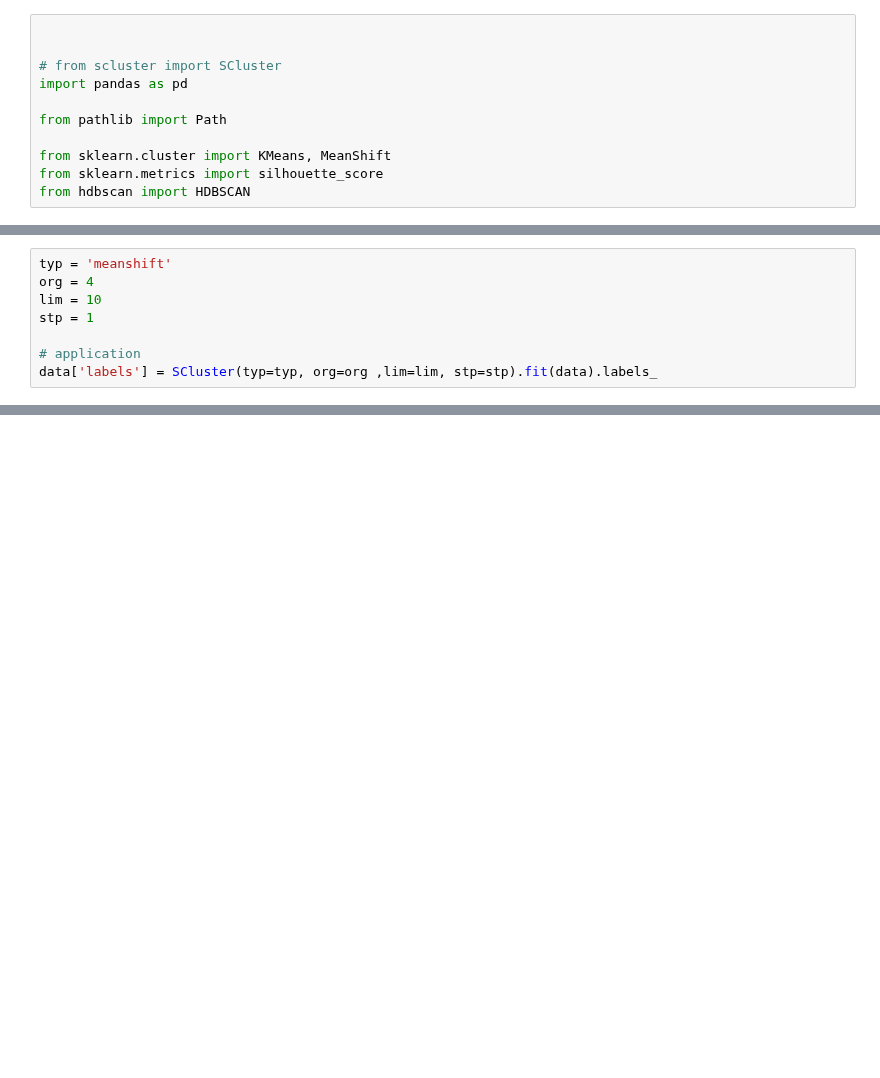
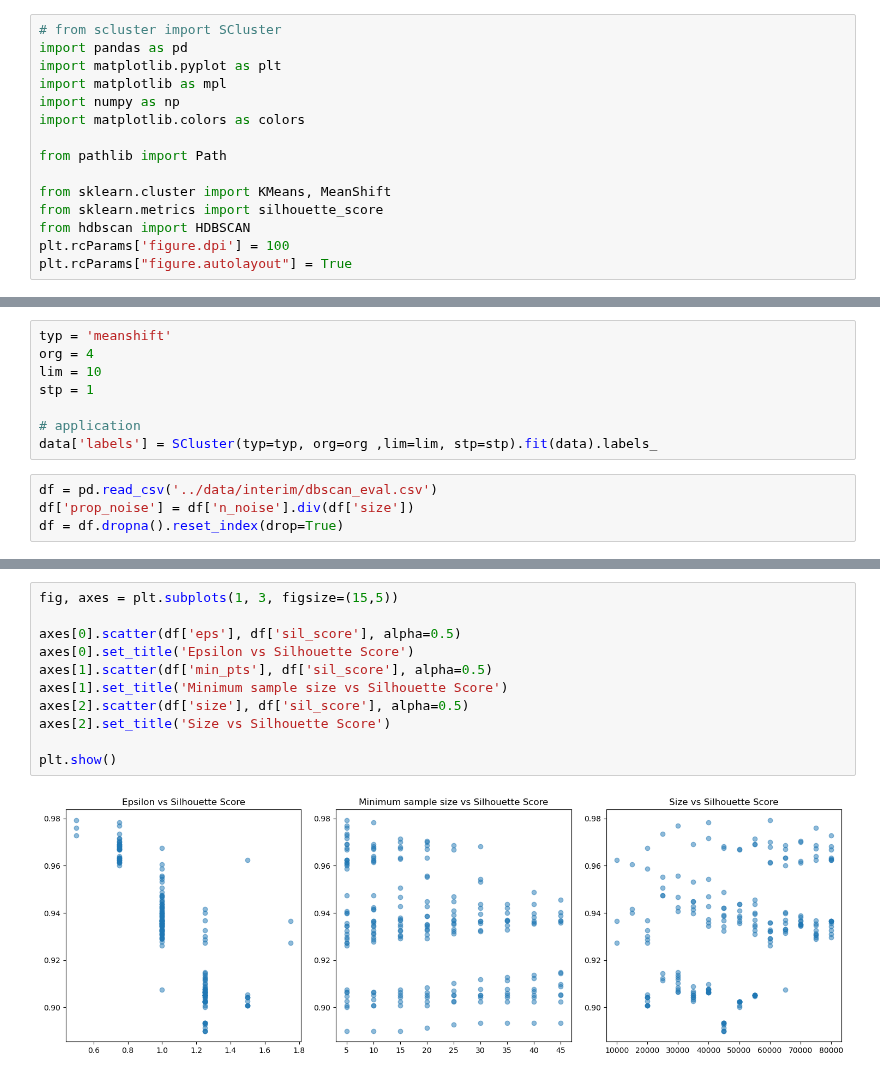
Before and after one commit to MiguelHeCa/tfm-nlp, a Jupyter notebook: notebooks/Untitled.ipynb, the cells around one changed output, grey strips where cells are left out. Saved outputs shown, nothing was run; the diff lists cells and outputs as text; blank space fills up the shorter version.

```diff
--- a/notebooks/Untitled.ipynb
+++ b/notebooks/Untitled.ipynb
@@ -1,11 +1,15 @@
 # %%
-
-
 # from scluster import SCluster
 import pandas as pd
+import matplotlib.pyplot as plt
+import matplotlib as mpl
+import numpy as np
+import matplotlib.colors as colors
 
 from pathlib import Path
 
 from sklearn.cluster import KMeans, MeanShift
 from sklearn.metrics import silhouette_score
 from hdbscan import HDBSCAN
+plt.rcParams['figure.dpi'] = 100
+plt.rcParams["figure.autolayout"] = True
@@ -141,3 +147,7 @@ stp = 1
 
 # application
 data['labels'] = SCluster(typ=typ, org=org ,lim=lim, stp=stp).fit(data).labels_
+# %%
+df = pd.read_csv('../data/interim/dbscan_eval.csv')
+df['prop_noise'] = df['n_noise'].div(df['size'])
+df = df.dropna().reset_index(drop=True)
@@ -143,0 +234,13 @@ data['labels'] = SCluster(typ=typ, org=org ,lim=lim, stp=stp).fit(data).labels_
+# %%
+fig, axes = plt.subplots(1, 3, figsize=(15,5))
+
+axes[0].scatter(df['eps'], df['sil_score'], alpha=0.5)
+axes[0].set_title('Epsilon vs Silhouette Score')
+axes[1].scatter(df['min_pts'], df['sil_score'], alpha=0.5)
+axes[1].set_title('Minimum sample size vs Silhouette Score')
+axes[2].scatter(df['size'], df['sil_score'], alpha=0.5)
+axes[2].set_title('Size vs Silhouette Score')
+
+plt.show()
+# %% [output]
+[figure, added]
```
Also changed, not shown: parts of 37 cells of this notebook, 6 other files.
